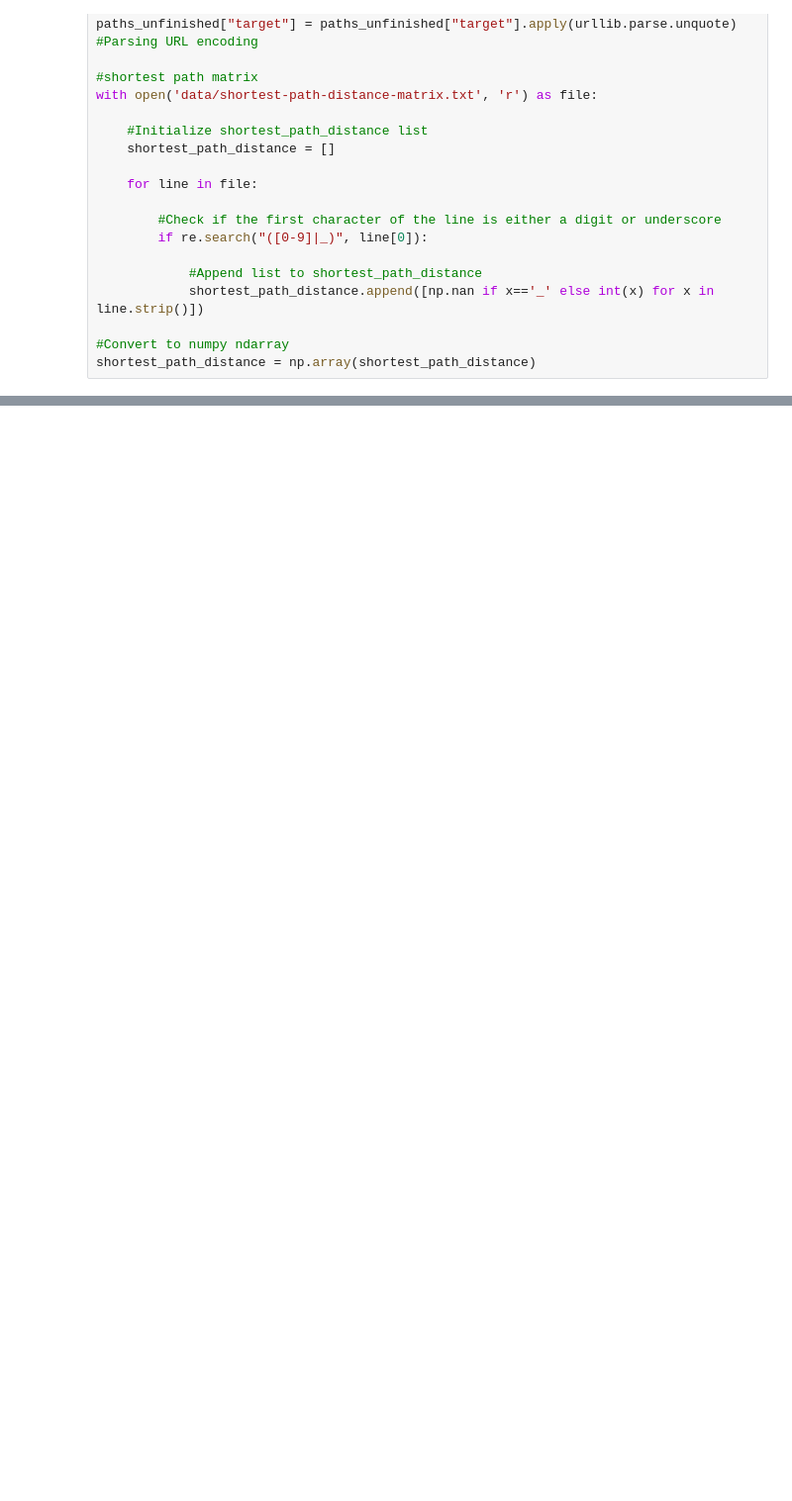
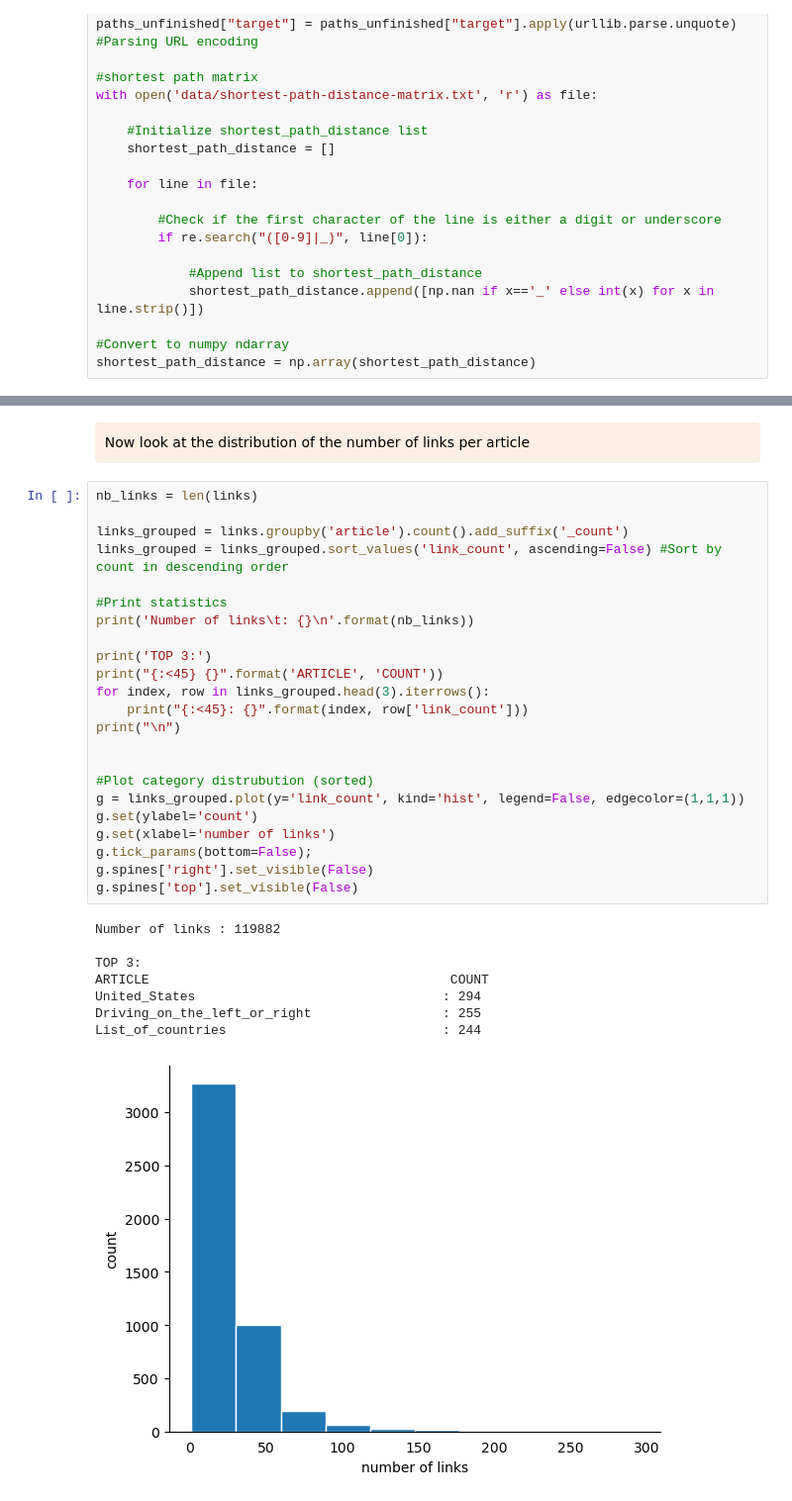
Before and after one commit to epfl-ada/ada-2022-project-7yobananaboy7, a Jupyter notebook: main.ipynb, the cells around one changed output, grey strips where cells are left out. Shown at 99% size. Cells and saved outputs as stored; diff of their text form; blank space fills up the shorter version.

```diff
--- a/main.ipynb
+++ b/main.ipynb
@@ -85,0 +123,39 @@ shortest_path_distance = np.array(shortest_path_distance)
+# %% [markdown]
+</div>
+<div class="1.1 explanation" style='background-color:#faefe1; border-left: solid #darkblue 4px; border-radius: 4px; padding:0.7em;'>
+    <span style="color:black">
+        Now look at the distribution of the number of links per article
+    </span>
+</div>
+# %%
+nb_links = len(links)
+
+links_grouped = links.groupby('article').count().add_suffix('_count')
+links_grouped = links_grouped.sort_values('link_count', ascending=False) #Sort by count in descending order
+
+#Print statistics
+print('Number of links\t: {}\n'.format(nb_links))
+
+print('TOP 3:')
+print("{:<45} {}".format('ARTICLE', 'COUNT'))
+for index, row in links_grouped.head(3).iterrows():
+    print("{:<45}: {}".format(index, row['link_count']))
+print("\n")
+
+
+#Plot category distrubution (sorted)
+g = links_grouped.plot(y='link_count', kind='hist', legend=False, edgecolor=(1,1,1))
+g.set(ylabel='count')
+g.set(xlabel='number of links')
+g.tick_params(bottom=False);
+g.spines['right'].set_visible(False)
+g.spines['top'].set_visible(False)
+# %% [output]
+Number of links : 119882
+
+TOP 3:
+ARTICLE                                       COUNT
+United_States                                : 294
+Driving_on_the_left_or_right                 : 255
+List_of_countries                            : 244
+[figure, added]
```
Also changed, not shown: parts of 7 cells of this notebook.
